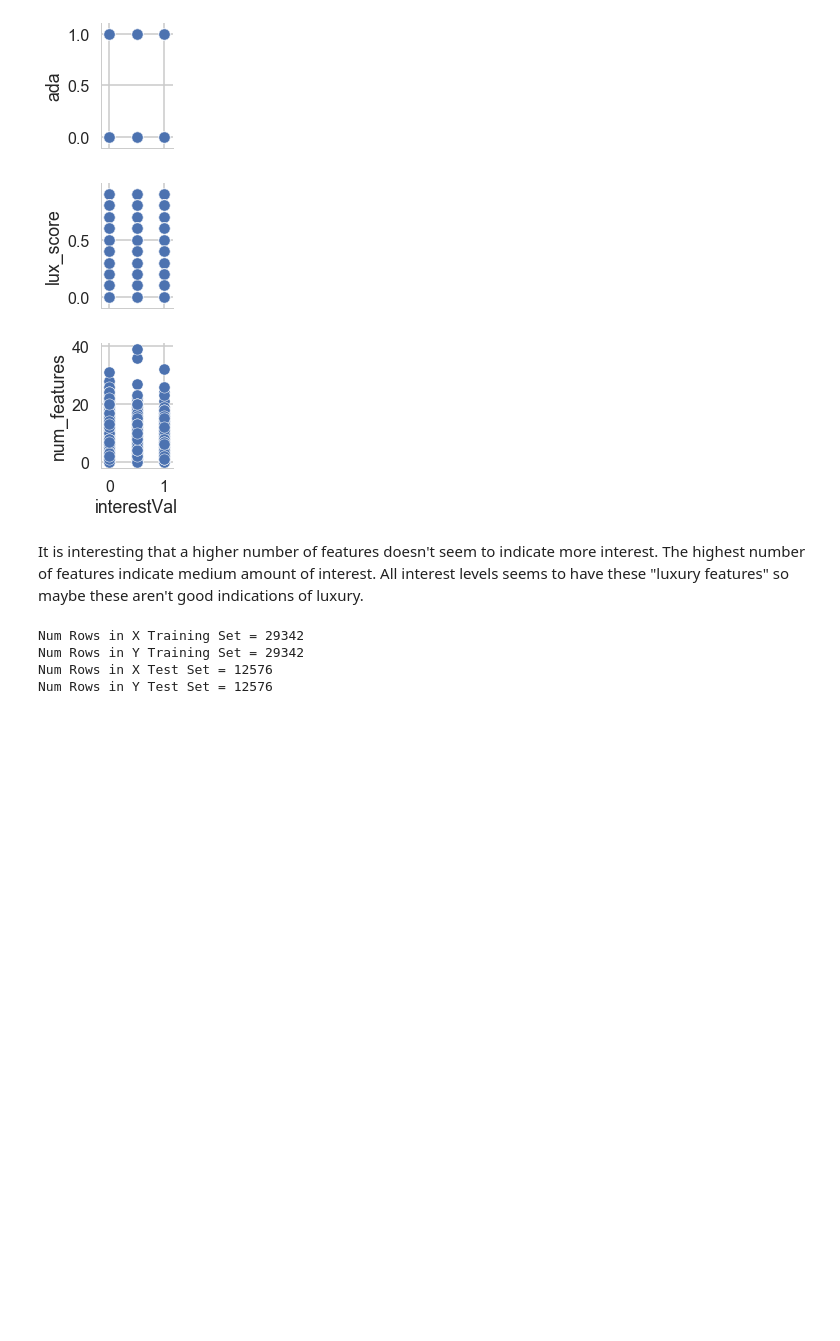
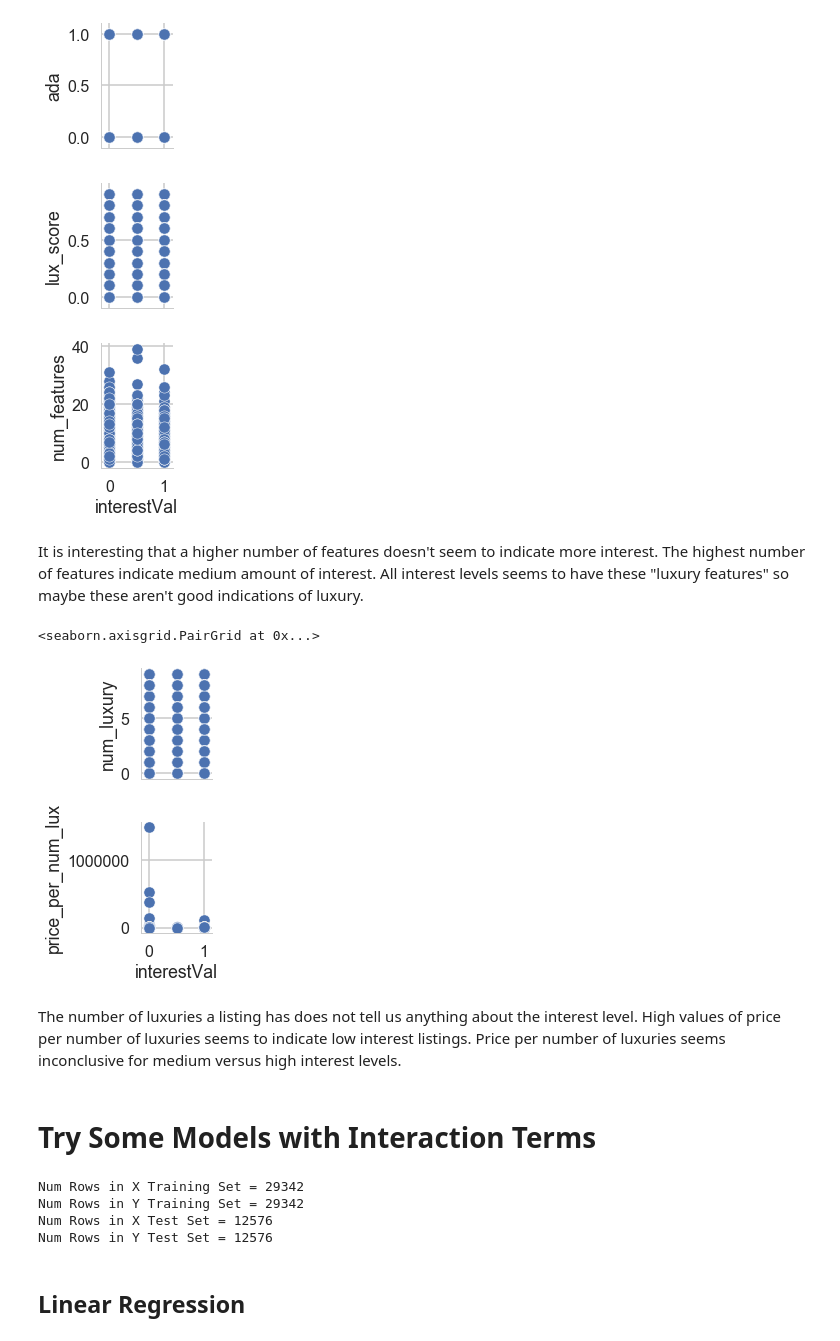
Before and after one commit to bfine9618/PredictingInterestLevel, a Jupyter notebook: Brooke_Interaction_Terms.ipynb, the cells around one changed output. Cells and saved outputs as stored; diff of their text form; code cells hidden in the pictures; blank space fills up the shorter version.

```diff
--- a/Brooke_Interaction_Terms.ipynb
+++ b/Brooke_Interaction_Terms.ipynb
@@ -93,0 +107,8 @@ It is interesting that a higher number of features doesn't seem to indicate more
+# %%
+# Interest level vs. new interaction terms
+sns.pairplot(df, x_vars=['interestVal'], y_vars=['num_luxury', 'price_per_num_lux'])
+# %% [output]
+<seaborn.axisgrid.PairGrid at 0x...>
+[figure, added]
+# %% [markdown]
+The number of luxuries a listing has does not tell us anything about the interest level.  High values of price per number of luxuries seems to indicate low interest listings.  Price per number of luxuries seems inconclusive for medium versus high interest levels.
@@ -94,3 +118,5 @@ It is interesting that a higher number of features doesn't seem to indicate more
+# %% [markdown]
+# Try Some Models with Interaction Terms
 # %%
 # Split into a training and a test set from training data
 X_tr, X_test, Y_tr, Y_test = train_test_split(df, df['interestVal'], test_size=0.3, random_state=42)
@@ -103,6 +129,8 @@ Num Rows in X Training Set = 29342
 Num Rows in Y Training Set = 29342
 Num Rows in X Test Set = 12576
 Num Rows in Y Test Set = 12576
+# %% [markdown]
+## Linear Regression
 # %%
 # Run linear regression with interaction terms (exluding non-numeric terms)
 # Can compare with linear regression without interaction terms in Braden Linear.ipynb file
```
Also changed, not shown: parts of 26 cells of this notebook, 1 other file.
